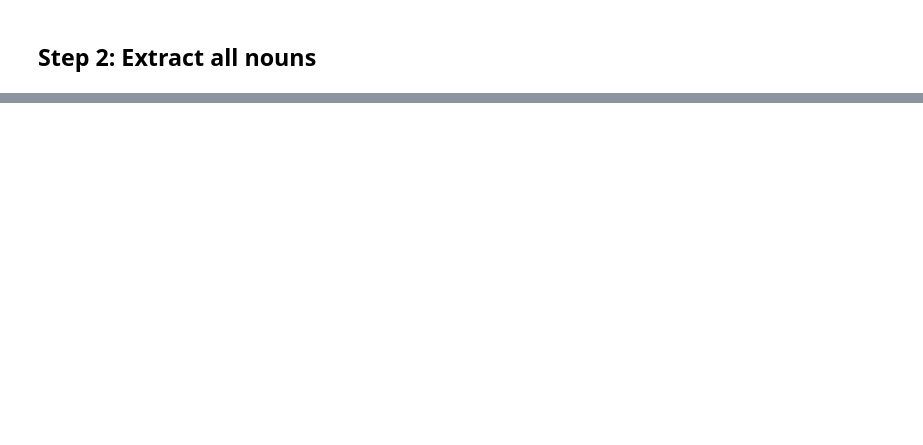
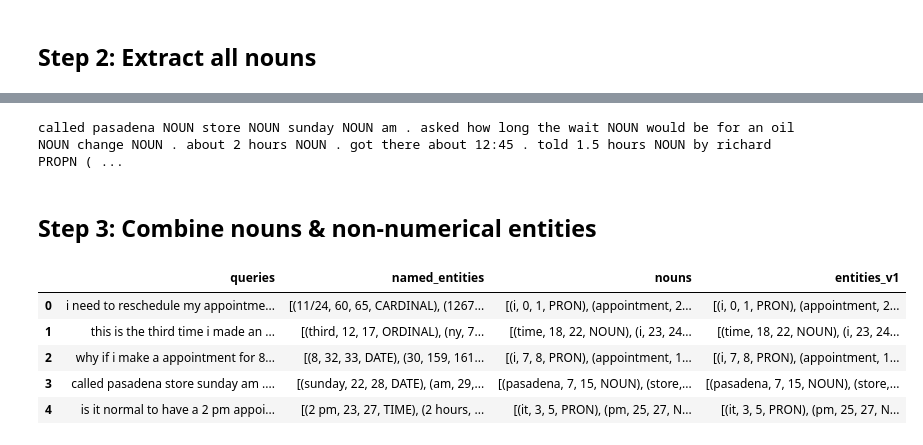
Before and after one commit to SocialSharma/named_entity_recognition, a Jupyter notebook: entity_extraction_v1.ipynb, the cells around one changed output, grey strips where cells are left out. Drawn from its saved outputs; the diff is of its cells as text; code cells hidden in the pictures; blank space fills up the shorter version.

```diff
--- a/entity_extraction_v1.ipynb
+++ b/entity_extraction_v1.ipynb
@@ -172,0 +95,33 @@ keep_pos = ['PRON', 'PROPN', 'NOUN']
+# %%
+column = 'nouns'
+render_entities(3, df, options=options, column=column)
+# %% [output]
+called pasadena NOUN store NOUN sunday NOUN am . asked how long the wait NOUN would be for an oil NOUN change NOUN . about 2 hours NOUN . got there about 12:45 . told 1.5 hours NOUN by richard PROPN ( ...
+# %% [markdown]
+## Step 3: Combine nouns & non-numerical entities
+# %%
+def extract_entities_v1(row_series):
+    entities = set()
+    idxs = set()
+    for noun_tuple in row_series['nouns']:
+        for named_entity_tuple in row_series['named_entities']:
+            if noun_tuple[1] == named_entity_tuple[1]:
+                idxs.add(noun_tuple[1])
+                entities.add(named_entity_tuple)
+        if noun_tuple[1] not in idxs:
+            entities.add(noun_tuple)
+
+    return sorted(list(entities), key=lambda x: x[1])
+
+def add_entities_v1(df):
+    df['entities_v1'] = df.apply(extract_entities_v1, axis=1)
+# %%
+add_entities_v1(df)
+display(df)
+# %% [output]
+|  | queries | named_entities | nouns | entities_v1 |
+| 0 | i need to reschedule my appointme... | [(11/24, 60, 65, CARDINAL), (1267... | [(i, 0, 1, PRON), (appointment, 2... | [(i, 0, 1, PRON), (appointment, 2... |
+| 1 | this is the third time i made an ... | [(third, 12, 17, ORDINAL), (ny, 7... | [(time, 18, 22, NOUN), (i, 23, 24... | [(time, 18, 22, NOUN), (i, 23, 24... |
+| 2 | why if i make a appointment for 8... | [(8, 32, 33, DATE), (30, 159, 161... | [(i, 7, 8, PRON), (appointment, 1... | [(i, 7, 8, PRON), (appointment, 1... |
+| 3 | called pasadena store sunday am .... | [(sunday, 22, 28, DATE), (am, 29,... | [(pasadena, 7, 15, NOUN), (store,... | [(pasadena, 7, 15, NOUN), (store,... |
+| 4 | is it normal to have a 2 pm appoi... | [(2 pm, 23, 27, TIME), (2 hours, ... | [(it, 3, 5, PRON), (pm, 25, 27, N... | [(it, 3, 5, PRON), (pm, 25, 27, N... |
```
Also changed, not shown: parts of 31 cells of this notebook.
